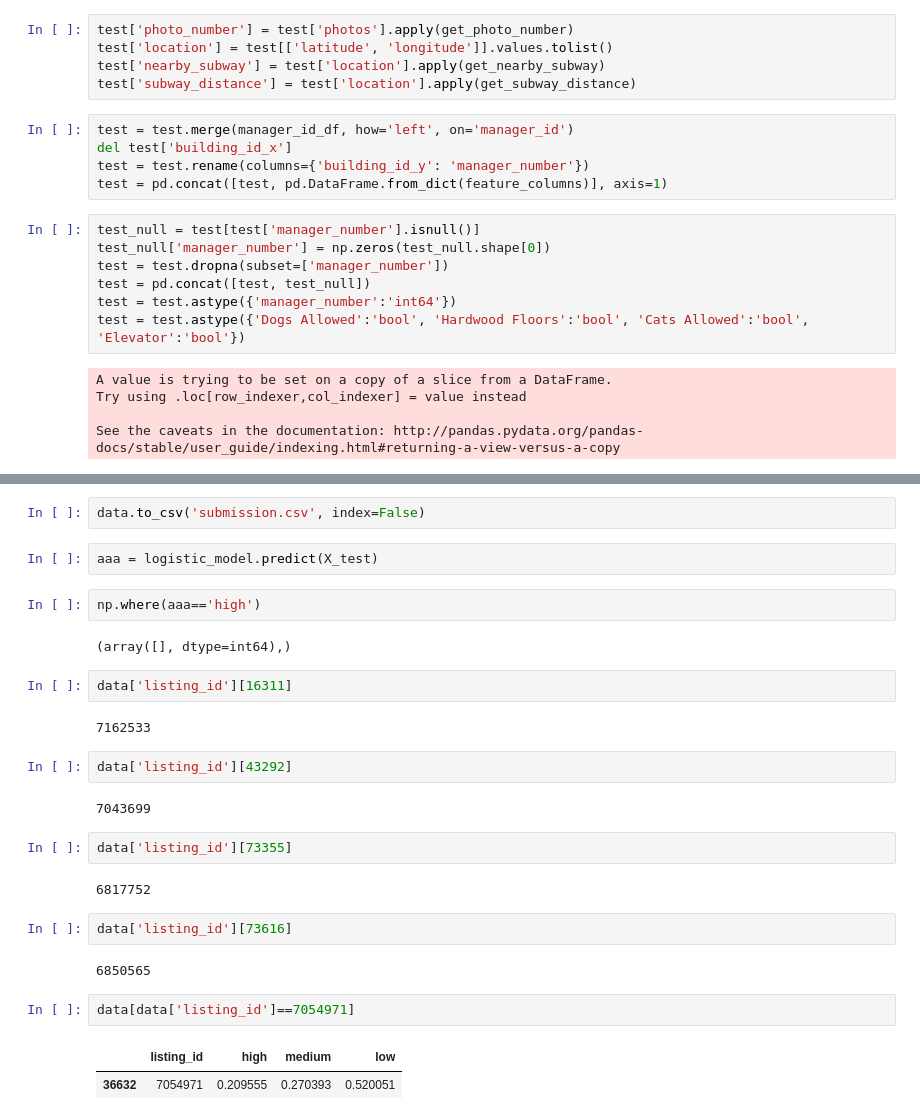
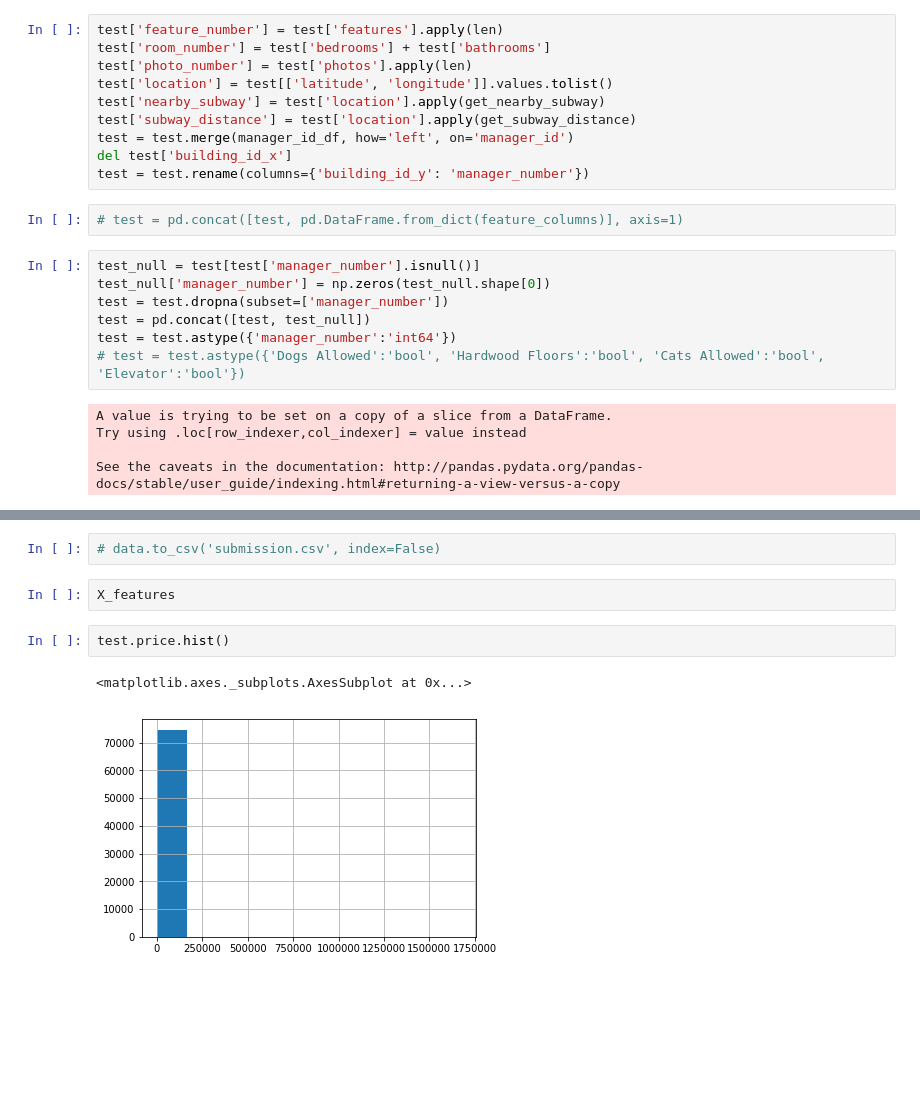
Before and after one commit to yifanliu98/two-sigma-connect-rental-listin-inquiries, a Jupyter notebook: logistic_regression.ipynb, the cells around one changed output, grey strips where cells are left out. Drawn from its saved outputs; the diff is of its cells as text; blank space fills up the shorter version.

```diff
--- a/logistic_regression.ipynb
+++ b/logistic_regression.ipynb
@@ -200,22 +236,24 @@ logistic_model.fit(X, y).score(X, y)
 # %%
 test = load_test_data()
 # %%
-test['photo_number'] = test['photos'].apply(get_photo_number)
+test['feature_number'] = test['features'].apply(len)
+test['room_number'] = test['bedrooms'] + test['bathrooms']
+test['photo_number'] = test['photos'].apply(len)
 test['location'] = test[['latitude', 'longitude']].values.tolist()
 test['nearby_subway'] = test['location'].apply(get_nearby_subway)
 test['subway_distance'] = test['location'].apply(get_subway_distance)
+test = test.merge(manager_id_df, how='left', on='manager_id')
+del test['building_id_x']
+test = test.rename(columns={'building_id_y': 'manager_number'})
 # %%
-test = test.merge(manager_id_df, how='left', on='manager_id')
-del test['building_id_x']
-test = test.rename(columns={'building_id_y': 'manager_number'})
-test = pd.concat([test, pd.DataFrame.from_dict(feature_columns)], axis=1)
+# test = pd.concat([test, pd.DataFrame.from_dict(feature_columns)], axis=1)
 # %%
 test_null = test[test['manager_number'].isnull()]
 test_null['manager_number'] = np.zeros(test_null.shape[0])
 test = test.dropna(subset=['manager_number'])
 test = pd.concat([test, test_null])
 test = test.astype({'manager_number':'int64'})
-test = test.astype({'Dogs Allowed':'bool', 'Hardwood Floors':'bool', 'Cats Allowed':'bool', 'Elevator':'bool'})
+# test = test.astype({'Dogs Allowed':'bool', 'Hardwood Floors':'bool', 'Cats Allowed':'bool', 'Elevator':'bool'})
 # %% [output]
 A value is trying to be set on a copy of a slice from a DataFrame.
 Try using .loc[row_indexer,col_indexer] = value instead
@@ -235,29 +312,9 @@ data = pd.DataFrame(data=test_data)
 # %%
-data.to_csv('submission.csv', index=False)
+# data.to_csv('submission.csv', index=False)
-# %%
-aaa = logistic_model.predict(X_test)
-# %%
-np.where(aaa=='high')
-# %% [output]
-(array([], dtype=int64),)
-# %%
-data['listing_id'][16311]
-# %% [output]
-7162533
-# %%
-data['listing_id'][43292]
-# %% [output]
-7043699
-# %%
-data['listing_id'][73355]
-# %% [output]
-6817752
-# %%
-data['listing_id'][73616]
-# %% [output]
-6850565
-# %%
-data[data['listing_id']==7054971]
-# %% [output]
-|  | listing_id | high | medium | low |
-| 36632 | 7054971 | 0.209555 | 0.270393 | 0.520051 |
+# %%
+X_features
+# %%
+test.price.hist()
+# %% [output]
+<matplotlib.axes._subplots.AxesSubplot at 0x...>
+[figure, added]
```
Also changed, not shown: parts of 26 cells of this notebook.
